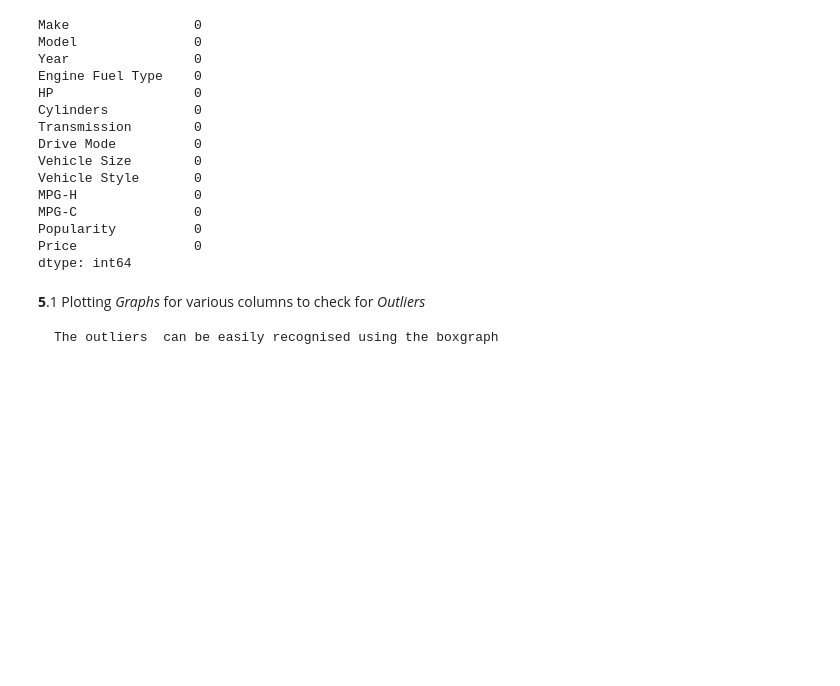
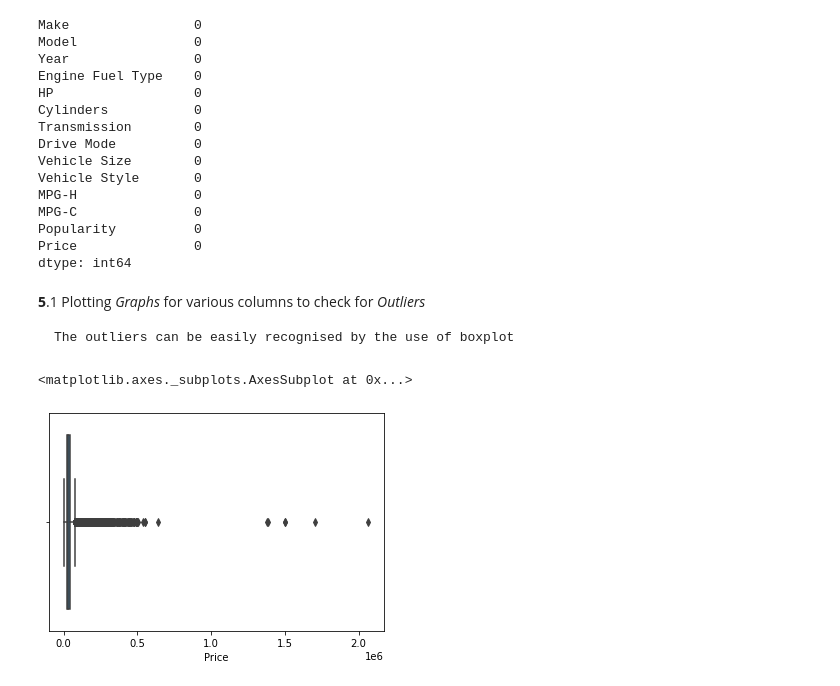
Before and after one commit to pranav-2410/Exploratory-data-analysis-of-car-features, a Jupyter notebook: Project_ML.ipynb, the cells around one changed output. Saved outputs shown, nothing was run; the diff lists cells and outputs as text; code cells hidden in the pictures; blank space fills up the shorter version.

````diff
--- a/Project_ML.ipynb
+++ b/Project_ML.ipynb
@@ -264,5 +265,10 @@ dtype: int64
 **5**.1  Plotting *Graphs* for various columns   to check for *Outliers*
 
 ```
-The outliers  can be easily recognised using the boxgraph
+The outliers can be easily recognised by the use of boxplot
 ```
+# %%
+sns.boxplot(x= data["Price"])
+# %% [output]
+<matplotlib.axes._subplots.AxesSubplot at 0x...>
+[figure, added]
````
Also changed, not shown: parts of 4 cells of this notebook.
